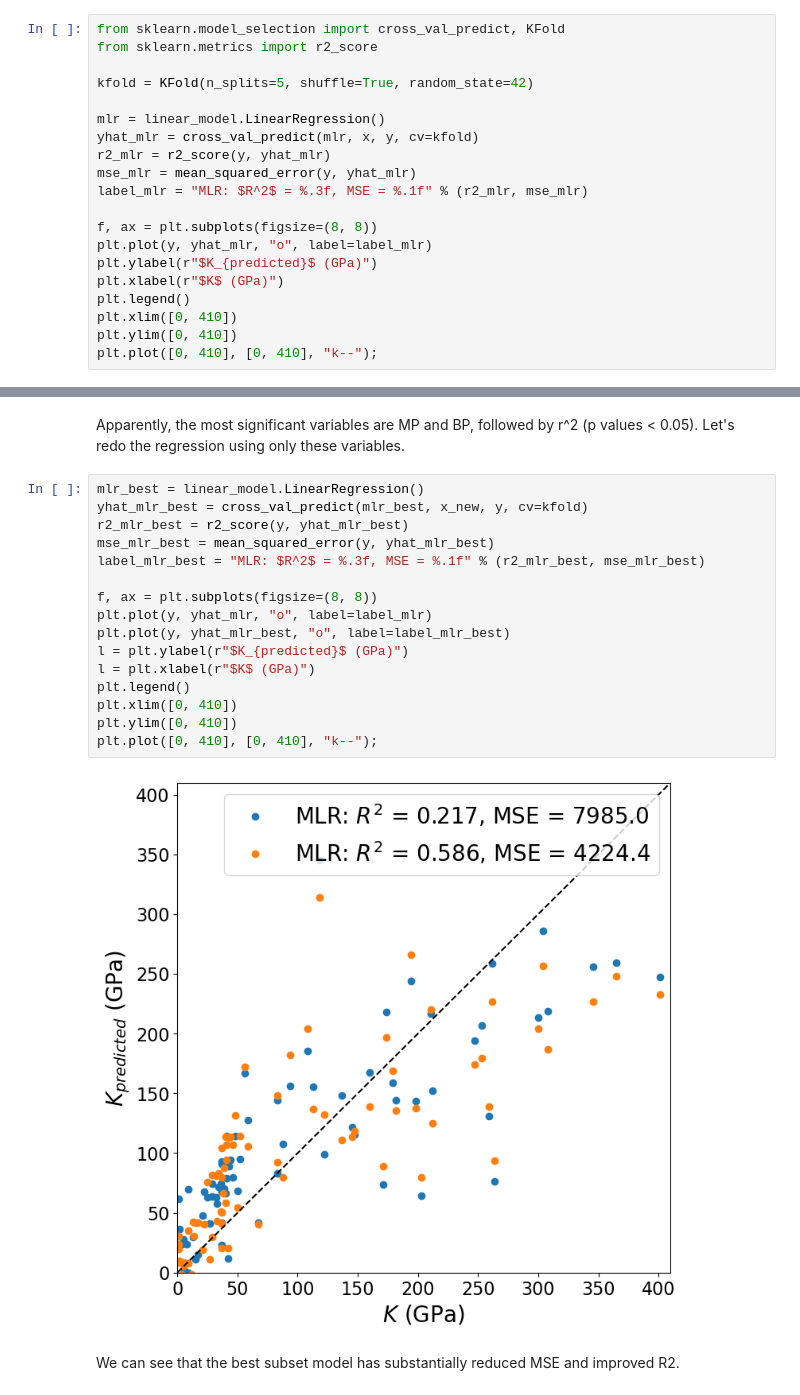
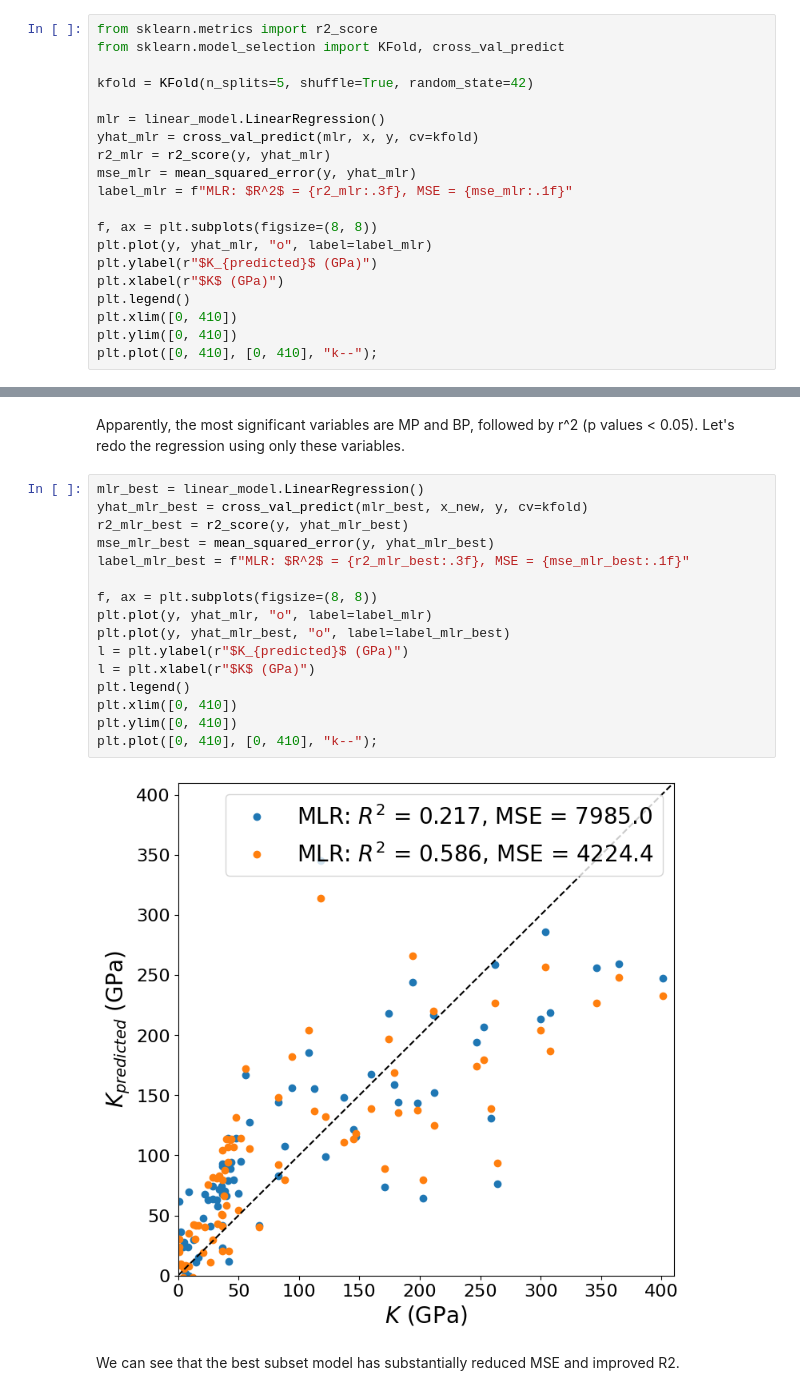
Before and after one commit to materialsvirtuallab/nano281, a Jupyter notebook: lectures/notebooks/Lecture 03 - Linear methods.ipynb, the cells around one changed output, grey strips where cells are left out. Drawn from its saved outputs; the diff is of its cells as text.

```diff
--- a/lectures/notebooks/Lecture 03 - Linear methods.ipynb
+++ b/lectures/notebooks/Lecture 03 - Linear methods.ipynb
@@ -168,8 +167,8 @@ Pr     32.0
 Au    137.0
 Name: K, dtype: float64
 # %%
-from sklearn.model_selection import cross_val_predict, KFold
 from sklearn.metrics import r2_score
+from sklearn.model_selection import KFold, cross_val_predict
 
 kfold = KFold(n_splits=5, shuffle=True, random_state=42)
 
@@ -177,7 +176,7 @@ mlr = linear_model.LinearRegression()
 yhat_mlr = cross_val_predict(mlr, x, y, cv=kfold)
 r2_mlr = r2_score(y, yhat_mlr)
 mse_mlr = mean_squared_error(y, yhat_mlr)
-label_mlr = "MLR: $R^2$ = %.3f, MSE = %.1f" % (r2_mlr, mse_mlr)
+label_mlr = f"MLR: $R^2$ = {r2_mlr:.3f}, MSE = {mse_mlr:.1f}"
 
 f, ax = plt.subplots(figsize=(8, 8))
 plt.plot(y, yhat_mlr, "o", label=label_mlr)
@@ -234,21 +233,21 @@ Apparently, the most significant variables are MP and BP, followed by r^2 (p val
 # %%
 mlr_best = linear_model.LinearRegression()
 yhat_mlr_best = cross_val_predict(mlr_best, x_new, y, cv=kfold)
 r2_mlr_best = r2_score(y, yhat_mlr_best)
 mse_mlr_best = mean_squared_error(y, yhat_mlr_best)
-label_mlr_best = "MLR: $R^2$ = %.3f, MSE = %.1f" % (r2_mlr_best, mse_mlr_best)
+label_mlr_best = f"MLR: $R^2$ = {r2_mlr_best:.3f}, MSE = {mse_mlr_best:.1f}"
 
 f, ax = plt.subplots(figsize=(8, 8))
 plt.plot(y, yhat_mlr, "o", label=label_mlr)
 plt.plot(y, yhat_mlr_best, "o", label=label_mlr_best)
 l = plt.ylabel(r"$K_{predicted}$ (GPa)")
 l = plt.xlabel(r"$K$ (GPa)")
 plt.legend()
 plt.xlim([0, 410])
 plt.ylim([0, 410])
 plt.plot([0, 410], [0, 410], "k--");
 # %% [output]
-[figure, old version]
+[figure, new version]
 # %% [markdown]
 We can see that the best subset model has substantially reduced MSE and improved R2.
 # %% [markdown]
```
Also changed, not shown: parts of 15 cells of this notebook, 4 other files.
